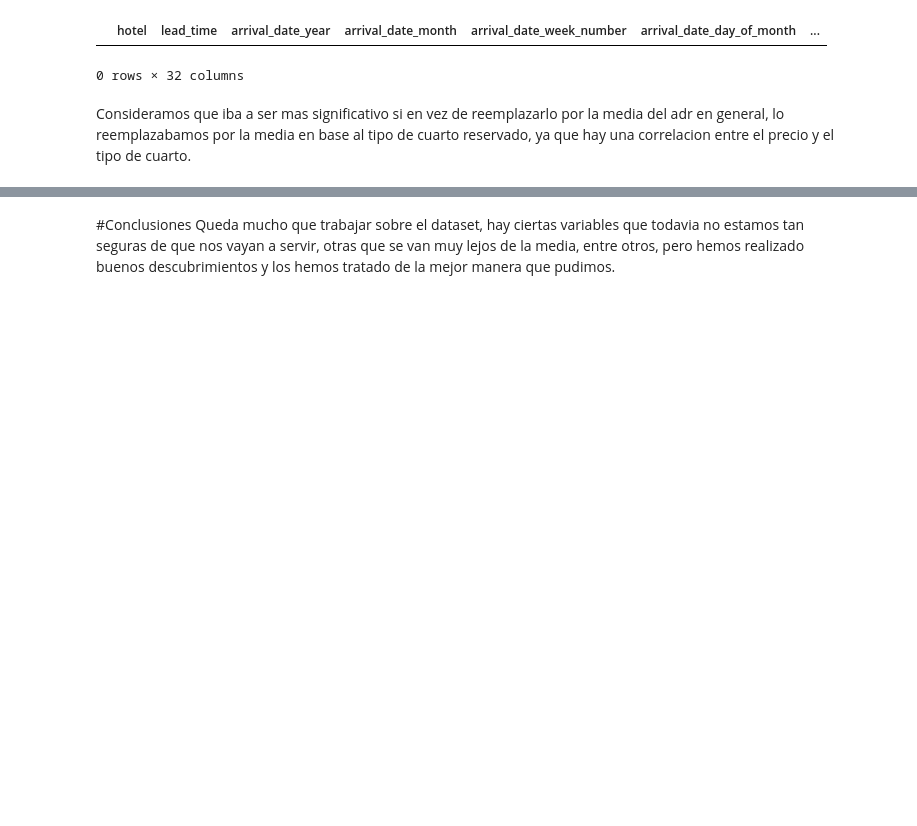
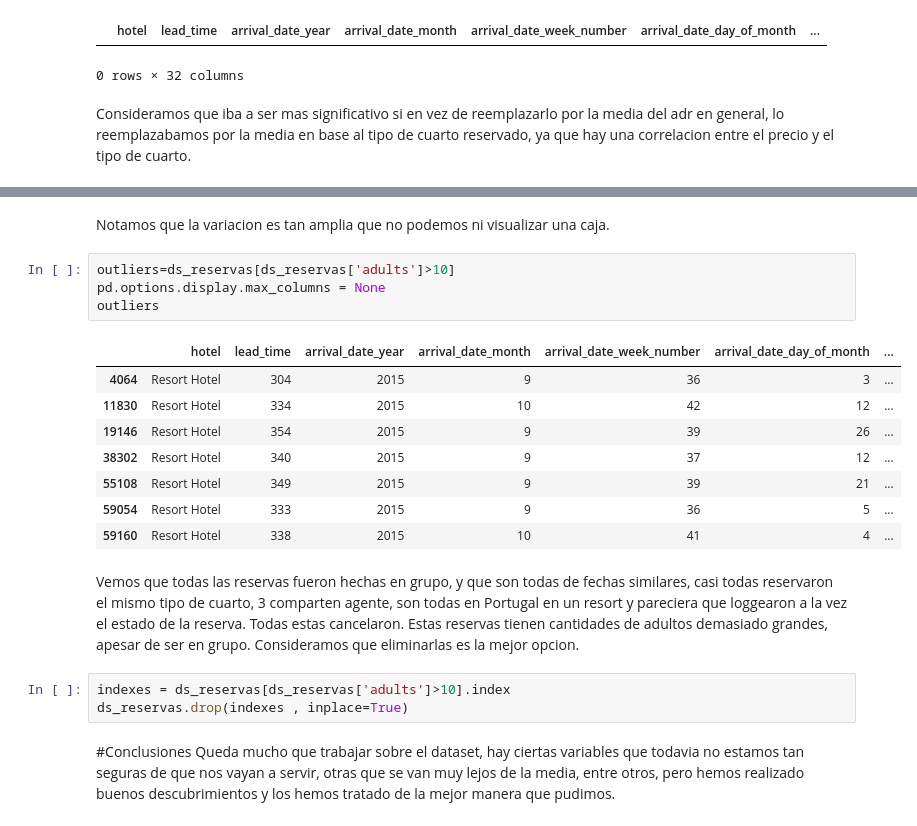
Before and after one commit to noahmasri/trabajo_datos, a Jupyter notebook: 7506R_TP1_GRUPO04_CHP1_ENTREGA.ipynb, the cells around one changed output, grey strips where cells are left out. Drawn from its saved outputs; the diff is of its cells as text; blank space fills up the shorter version.

```diff
--- a/7506R_TP1_GRUPO04_CHP1_ENTREGA.ipynb
+++ b/7506R_TP1_GRUPO04_CHP1_ENTREGA.ipynb
@@ -980,3 +989,23 @@ Consideramos que iba a ser mas significativo si en vez de reemplazarlo por la me
+# %% [markdown]
+Notamos que la variacion es tan amplia que no podemos ni visualizar una caja.
+# %%
+outliers=ds_reservas[ds_reservas['adults']>10]
+pd.options.display.max_columns = None
+outliers
+# %% [output]
+|  | hotel | lead_time | arrival_date_year | arrival_date_month | arrival_date_week_number | arrival_date_day_of_month | ... |
+| 4064 | Resort Hotel | 304 | 2015 | 9 | 36 | 3 | ... |
+| 11830 | Resort Hotel | 334 | 2015 | 10 | 42 | 12 | ... |
+| 19146 | Resort Hotel | 354 | 2015 | 9 | 39 | 26 | ... |
+| 38302 | Resort Hotel | 340 | 2015 | 9 | 37 | 12 | ... |
+| 55108 | Resort Hotel | 349 | 2015 | 9 | 39 | 21 | ... |
+| 59054 | Resort Hotel | 333 | 2015 | 9 | 36 | 5 | ... |
+| 59160 | Resort Hotel | 338 | 2015 | 10 | 41 | 4 | ... |
+# %% [markdown]
+Vemos que todas las reservas fueron hechas en grupo, y que son todas de fechas similares, casi todas reservaron el mismo tipo de cuarto, 3 comparten agente, son todas en Portugal en un resort y pareciera que loggearon a la vez el estado de la reserva. Todas estas cancelaron. Estas reservas tienen cantidades de adultos demasiado grandes, apesar de ser en grupo. Consideramos que eliminarlas es la mejor opcion.
+# %%
+indexes = ds_reservas[ds_reservas['adults']>10].index
+ds_reservas.drop(indexes , inplace=True)
 # %% [markdown]
 #Conclusiones
 Queda mucho que trabajar sobre el dataset, hay ciertas variables que todavia no estamos tan seguras de que nos vayan a servir, otras que se van muy lejos de la media, entre otros, pero hemos realizado buenos descubrimientos y los hemos tratado de la mejor manera que pudimos.
```
Also changed, not shown: parts of 3 cells of this notebook.
